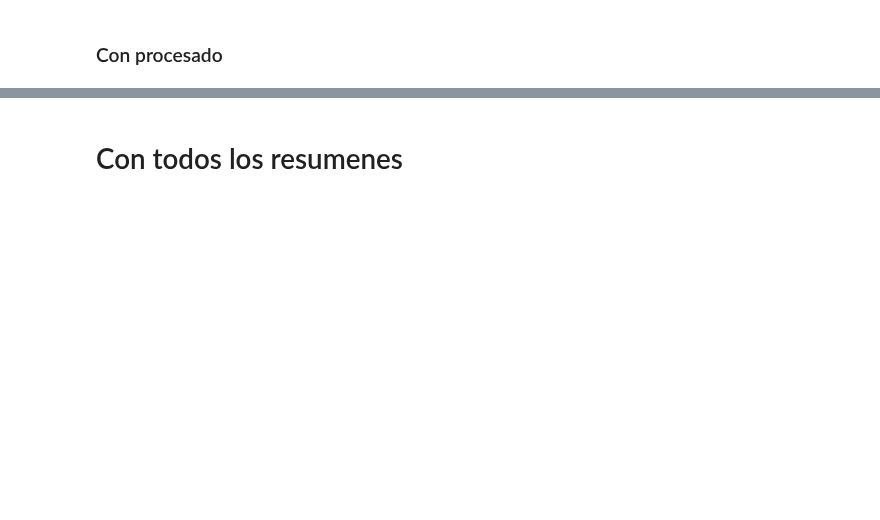
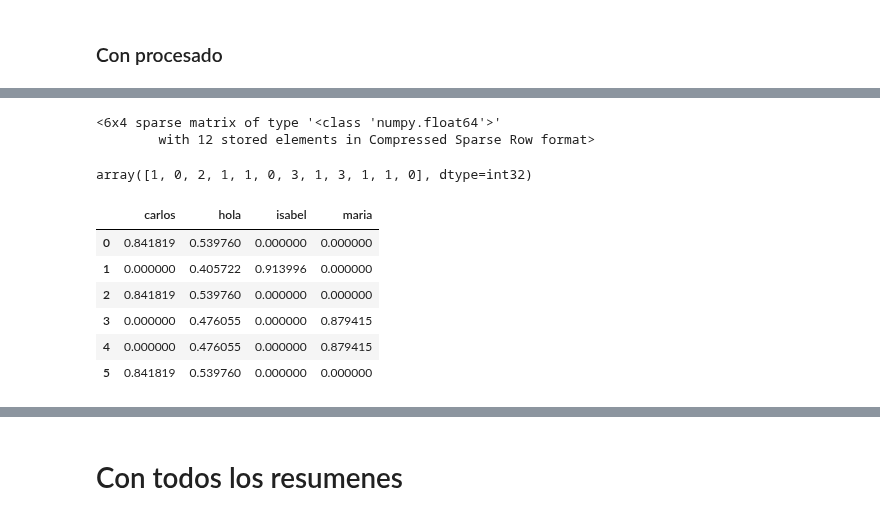
Before and after one commit to gscharly/master_ds_tfm, a Jupyter notebook: analysis/summary/ltr/order/evaluation.ipynb, the cells around one changed output, grey strips where cells are left out. Saved outputs shown, nothing was run; the diff lists cells and outputs as text; code cells hidden in the pictures; blank space fills up the shorter version.

```diff
--- a/analysis/summary/ltr/order/evaluation.ipynb
+++ b/analysis/summary/ltr/order/evaluation.ipynb
@@ -540,0 +623,19 @@ file_name = 'model_rank_gbt_processed'
+# %%
+x_t
+# %% [output]
+<6x4 sparse matrix of type '<class 'numpy.float64'>'
+        with 12 stored elements in Compressed Sparse Row format>
+# %%
+x_t.indices
+# %% [output]
+array([1, 0, 2, 1, 1, 0, 3, 1, 3, 1, 1, 0], dtype=int32)
+# %%
+pd.DataFrame(x_t.toarray(),columns=pipe['count'].get_feature_names())
+# %% [output]
+|  | carlos | hola | isabel | maria |
+| 0 | 0.841819 | 0.539760 | 0.000000 | 0.000000 |
+| 1 | 0.000000 | 0.405722 | 0.913996 | 0.000000 |
+| 2 | 0.841819 | 0.539760 | 0.000000 | 0.000000 |
+| 3 | 0.000000 | 0.476055 | 0.000000 | 0.879415 |
+| 4 | 0.000000 | 0.476055 | 0.000000 | 0.879415 |
+| 5 | 0.841819 | 0.539760 | 0.000000 | 0.000000 |
```
Also changed, not shown: parts of 67 cells of this notebook, 5 other files.
